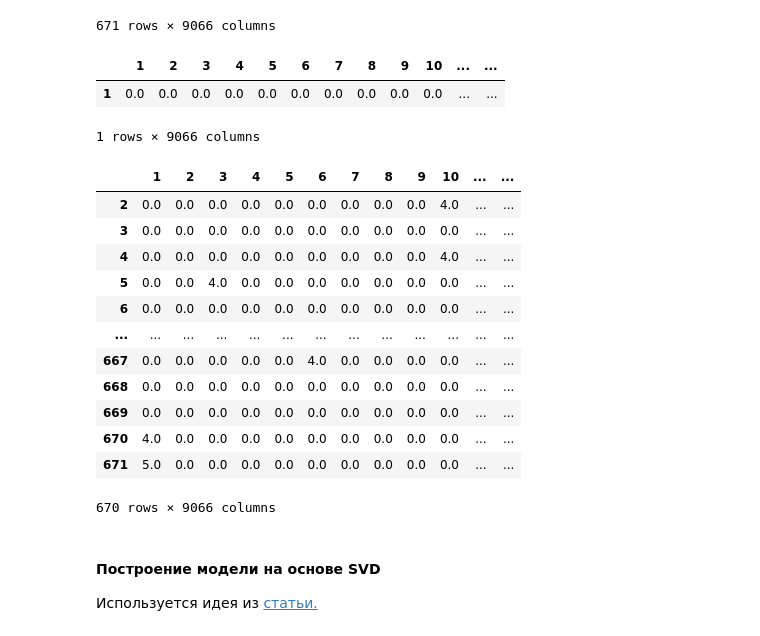
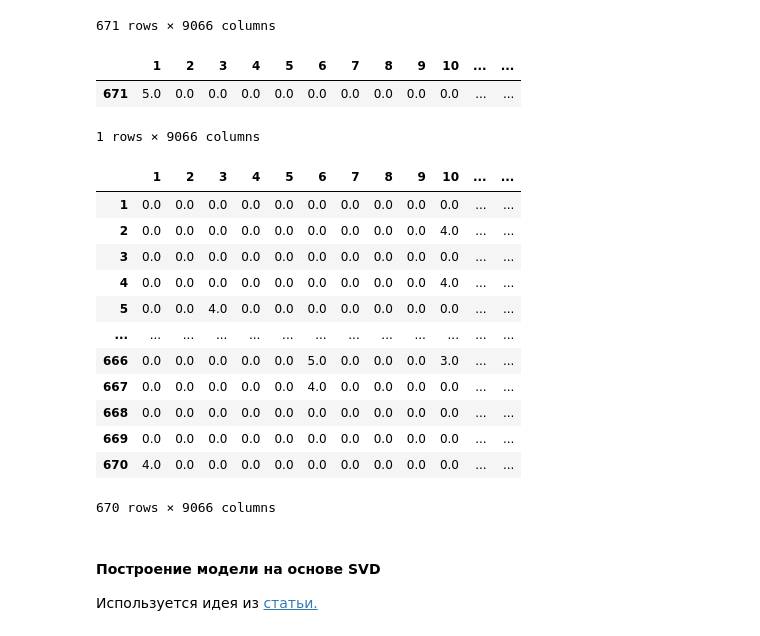
Before and after one commit to ugapanyuk/ml_course_2020, a Jupyter notebook: common/notebooks/recom/recom.ipynb, the cells around one changed output. Drawn from its saved outputs; the diff is of its cells as text; code cells hidden in the pictures.

```diff
--- a/common/notebooks/recom/recom.ipynb
+++ b/common/notebooks/recom/recom.ipynb
@@ -524,29 +572,29 @@ user_item_matrix
 671 rows × 9066 columns
 # %%
 # Выделение тестовой строки
-user_item_matrix__test = user_item_matrix.loc[[1]]
+user_item_matrix__test = user_item_matrix.loc[[671]]
 user_item_matrix__test
 # %% [output]
 |  | 1 | 2 | 3 | 4 | 5 | 6 | 7 | 8 | 9 | 10 | ... | ... |
-| 1 | 0.0 | 0.0 | 0.0 | 0.0 | 0.0 | 0.0 | 0.0 | 0.0 | 0.0 | 0.0 | ... | ... |
+| 671 | 5.0 | 0.0 | 0.0 | 0.0 | 0.0 | 0.0 | 0.0 | 0.0 | 0.0 | 0.0 | ... | ... |
 1 rows × 9066 columns
 # %%
 # Оставшаяся часть матрицы для обучения
-user_item_matrix__train = user_item_matrix.loc[2:]
+user_item_matrix__train = user_item_matrix.loc[:670]
 user_item_matrix__train
 # %% [output]
 |  | 1 | 2 | 3 | 4 | 5 | 6 | 7 | 8 | 9 | 10 | ... | ... |
+| 1 | 0.0 | 0.0 | 0.0 | 0.0 | 0.0 | 0.0 | 0.0 | 0.0 | 0.0 | 0.0 | ... | ... |
 | 2 | 0.0 | 0.0 | 0.0 | 0.0 | 0.0 | 0.0 | 0.0 | 0.0 | 0.0 | 4.0 | ... | ... |
 | 3 | 0.0 | 0.0 | 0.0 | 0.0 | 0.0 | 0.0 | 0.0 | 0.0 | 0.0 | 0.0 | ... | ... |
 | 4 | 0.0 | 0.0 | 0.0 | 0.0 | 0.0 | 0.0 | 0.0 | 0.0 | 0.0 | 4.0 | ... | ... |
 | 5 | 0.0 | 0.0 | 4.0 | 0.0 | 0.0 | 0.0 | 0.0 | 0.0 | 0.0 | 0.0 | ... | ... |
-| 6 | 0.0 | 0.0 | 0.0 | 0.0 | 0.0 | 0.0 | 0.0 | 0.0 | 0.0 | 0.0 | ... | ... |
 | ... | ... | ... | ... | ... | ... | ... | ... | ... | ... | ... | ... | ... |
+| 666 | 0.0 | 0.0 | 0.0 | 0.0 | 0.0 | 5.0 | 0.0 | 0.0 | 0.0 | 3.0 | ... | ... |
 | 667 | 0.0 | 0.0 | 0.0 | 0.0 | 0.0 | 4.0 | 0.0 | 0.0 | 0.0 | 0.0 | ... | ... |
 | 668 | 0.0 | 0.0 | 0.0 | 0.0 | 0.0 | 0.0 | 0.0 | 0.0 | 0.0 | 0.0 | ... | ... |
 | 669 | 0.0 | 0.0 | 0.0 | 0.0 | 0.0 | 0.0 | 0.0 | 0.0 | 0.0 | 0.0 | ... | ... |
 | 670 | 4.0 | 0.0 | 0.0 | 0.0 | 0.0 | 0.0 | 0.0 | 0.0 | 0.0 | 0.0 | ... | ... |
-| 671 | 5.0 | 0.0 | 0.0 | 0.0 | 0.0 | 0.0 | 0.0 | 0.0 | 0.0 | 0.0 | ... | ... |
 670 rows × 9066 columns
 # %% [markdown]
 #### Построение модели на основе SVD
```
Also changed, not shown: parts of 28 cells of this notebook, 1 other file.
